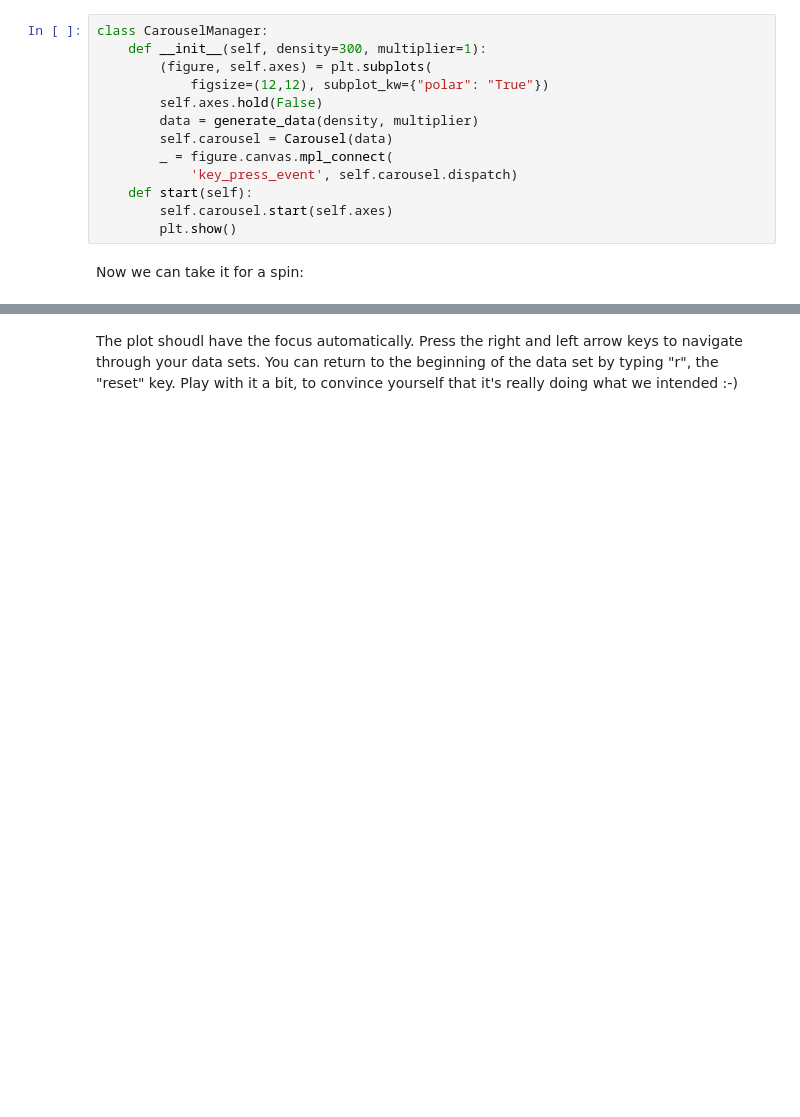
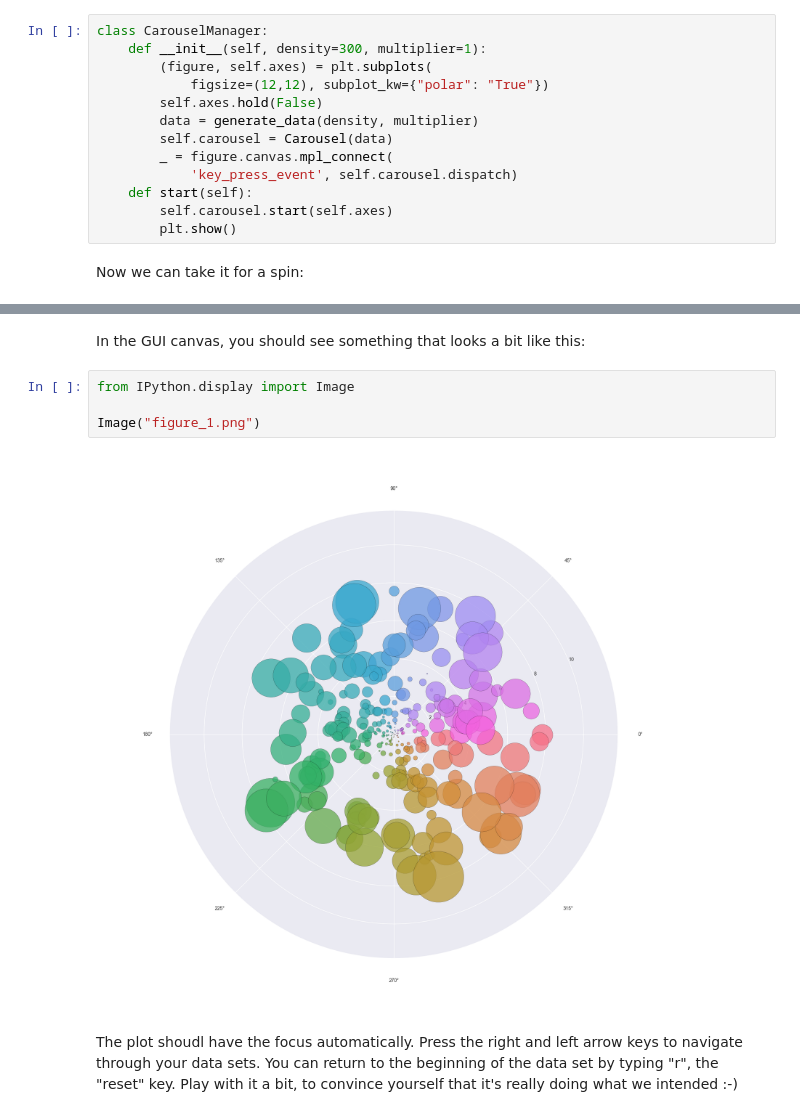
Before and after one commit to masteringmatplotlib/interaction, a Jupyter notebook: notebooks/mmpl-interaction.ipynb, the cells around one changed output, grey strips where cells are left out. Drawn from its saved outputs; the diff is of its cells as text; blank space fills up the shorter version.

```diff
--- a/notebooks/mmpl-interaction.ipynb
+++ b/notebooks/mmpl-interaction.ipynb
@@ -493,3 +494,11 @@ Got reset key ...
+# %% [markdown]
+In the GUI canvas, you should see something that looks a bit like this:
+# %%
+from IPython.display import Image
+
+Image("figure_1.png")
+# %% [output]
+[figure, added]
 # %% [markdown]
 The plot shoudl have the focus automatically. Press the right and left arrow keys to navigate through your data sets. You can return to the beginning of the data set by typing "r", the "reset" key. Play with it a bit, to convince yourself that it's really doing what we intended :-)
 # %% [markdown]
```
Also changed, not shown: parts of 2 cells of this notebook.
